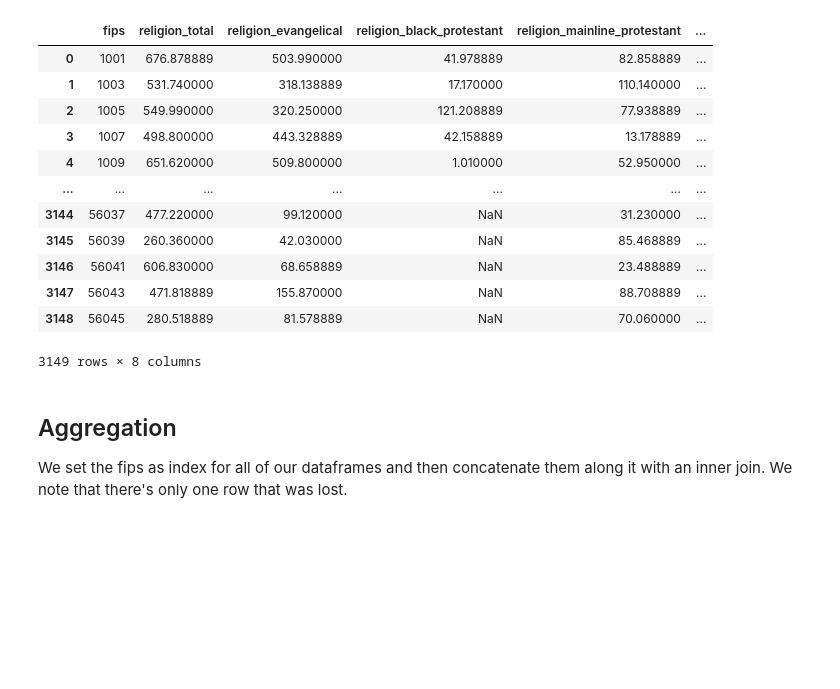
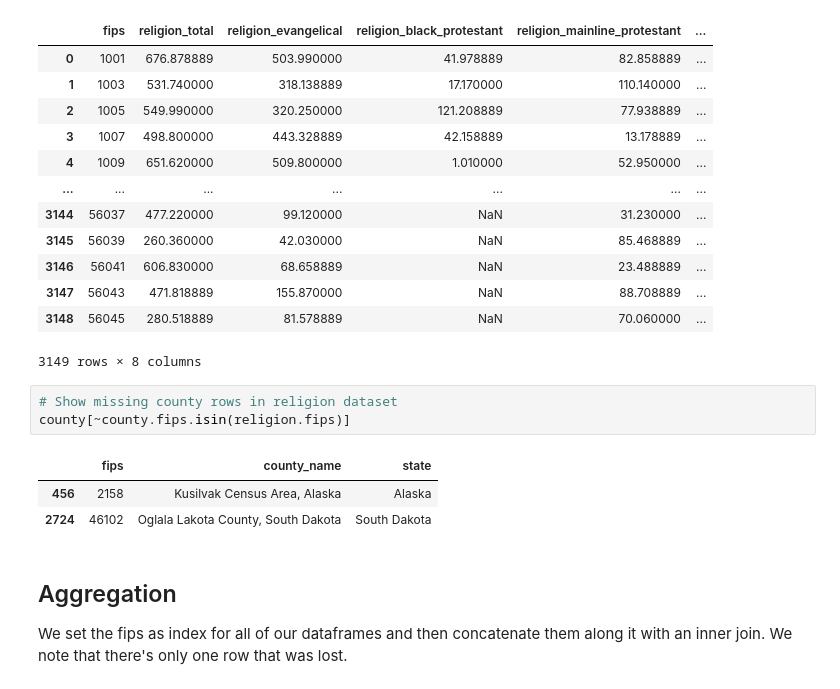
Before and after one commit to kuruparans/covid19-vaccine-hesitancy-analysis, a Jupyter notebook: data-cleaning.ipynb, the cells around one changed output. Cells and saved outputs as stored; diff of their text form; blank space fills up the shorter version.

```diff
--- a/data-cleaning.ipynb
+++ b/data-cleaning.ipynb
@@ -265,6 +322,13 @@ religion
 | 3147 | 56043 | 471.818889 | 155.870000 | NaN | 88.708889 | ... |
 | 3148 | 56045 | 280.518889 | 81.578889 | NaN | 70.060000 | ... |
 3149 rows × 8 columns
+# %%
+# Show missing county rows in religion dataset
+county[~county.fips.isin(religion.fips)]
+# %% [output]
+|  | fips | county_name | state |
+| 456 | 2158 | Kusilvak Census Area, Alaska | Alaska |
+| 2724 | 46102 | Oglala Lakota County, South Dakota | South Dakota |
 # %% [markdown]
 ## Aggregation
 We set the fips as index for all of our dataframes and then concatenate them along it with an inner join. We note that there's only one row that was lost.
```
Also changed, not shown: parts of 12 cells of this notebook.
